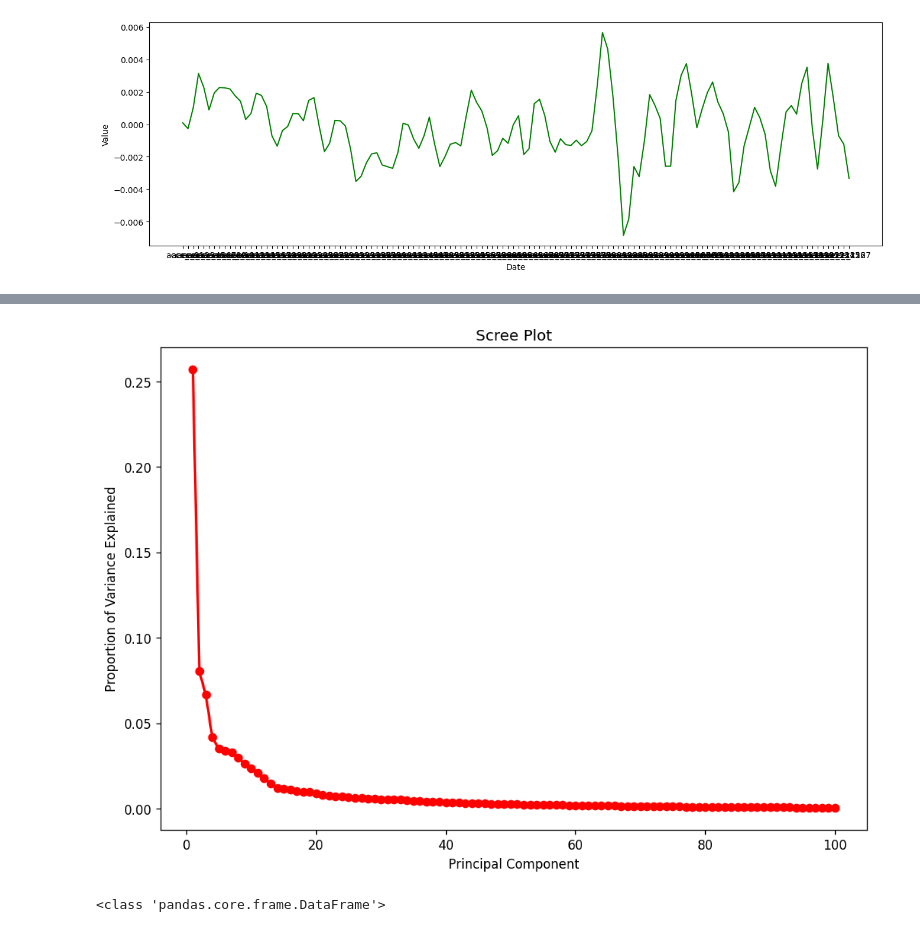
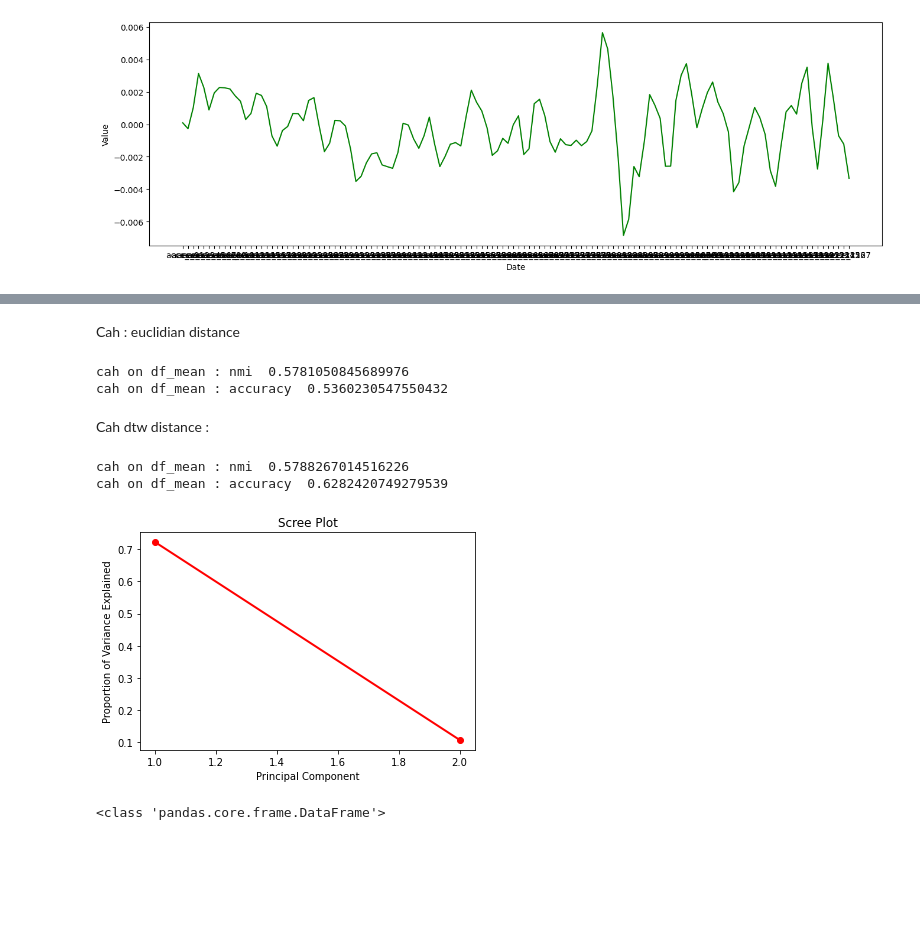
Before and after one commit to SeyfGoumeida/Time_series_Unsupervised_Learning, a Jupyter notebook: unsupervised_learning_project.ipynb, the cells around one changed output, grey strips where cells are left out. Saved outputs shown, nothing was run; the diff lists cells and outputs as text; code cells hidden in the pictures; blank space fills up the shorter version.

```diff
--- a/unsupervised_learning_project.ipynb
+++ b/unsupervised_learning_project.ipynb
@@ -8,5 +10,18 @@ import matplotlib.pyplot as plt
 import seaborn as sns
 import numpy as np
 import pandas as pd
+from sklearn.decomposition import PCA
+from sklearn.cluster import KMeans
+from sklearn.cluster import AgglomerativeClustering
+from sklearn.metrics import accuracy_score
+#!pip install tslearn
+from tslearn.clustering import TimeSeriesKMeans
+from sklearn.decomposition import PCA
 
-plt.rcParams.update({'figure.figsize': (10, 7), 'figure.dpi': 120})
+#!pip install fuzzy-c-means
+from fcmeans import FCM
+
+#!pip install sklearn_extra
+from sklearn_extra.cluster import KMedoids
+
+plt.rcParams.update({'figure.figsize': (7, 7), 'figure.dpi': 60})
@@ -42,3 +82,10 @@ accm_z_mean = accm_z.mean(axis=1)
 vit_x_mean = vit_x.mean(axis=1)
 vit_y_mean = vit_y.mean(axis=1)
 vit_z_mean = vit_z.mean(axis=1)
+
+#-------------------------------------------
+
+frames = [acce_x_mean, acce_y_mean,acce_z_mean,accm_x_mean,accm_y_mean,accm_z_mean,vit_x_mean,vit_y_mean,vit_z_mean]
+df_mean = pd.concat(frames,axis=1)
+df_mean = df_mean.set_axis(['0', '1', '2','3','4','5','6','7','8'], axis=1)
+df_mean
@@ -45,5 +105,0 @@ vit_z_mean = vit_z.mean(axis=1)
-# %%
-frames = [acce_x_mean, acce_y_mean,acce_z_mean,accm_x_mean,accm_y_mean,accm_z_mean,vit_x_mean,vit_y_mean,vit_z_mean,lab]
-df_mean = pd.concat(frames,axis=1)
-df_mean = df_mean.set_axis(['0', '1', '2','3','4','5','6','7','8','lab0'], axis=1)
-df_mean
@@ -106,17 +670,38 @@ axe : acce_x , fenetre temporelle n :  4
+# %% [markdown]
+Cah : euclidian distance
+# %%
+from sklearn.cluster import AgglomerativeClustering
+
+cluster = AgglomerativeClustering(n_clusters=6, affinity='euclidean', linkage='ward')
+ypred = cluster.fit_predict(df2_reduced)
+print("cah on df_mean : nmi ",normalized_mutual_info_score(true_labels,ypred))
+print("cah on df_mean : accuracy ",accuracy(true_labels,ypred))
+# %% [output]
+cah on df_mean : nmi  0.5781050845689976
+cah on df_mean : accuracy  0.5360230547550432
+# %% [markdown]
+Cah dtw distance :
+# %%
+cluster = AgglomerativeClustering(n_clusters=6, affinity='precomputed', linkage='complete')
+ypred = cluster.fit_predict(distance_matrix)
+print("cah on df_mean : nmi ",normalized_mutual_info_score(true_labels,ypred))
+print("cah on df_mean : accuracy ",accuracy(true_labels,ypred))
+# %% [output]
+cah on df_mean : nmi  0.5788267014516226
+cah on df_mean : accuracy  0.6282420749279539
 # %%
-df1 = df.drop (['lab0'],axis=1)
-from sklearn.decomposition import PCA
+df1 = df_mean.drop (['lab0'],axis=1)
 
-pca = PCA(n_components=100)
+pca = PCA(n_components=2)
 df1_reduced = pca.fit_transform(df1)
 
 
 PC_values = np.arange(pca.n_components_) + 1
 plt.plot(PC_values, pca.explained_variance_ratio_, 'ro-', linewidth=2)
 plt.title('Scree Plot')
 plt.xlabel('Principal Component')
 plt.ylabel('Proportion of Variance Explained')
 plt.show()
 # %% [output]
-[figure, old version]
+[figure, new version]
 # %%
```
Also changed, not shown: parts of 63 cells of this notebook.
